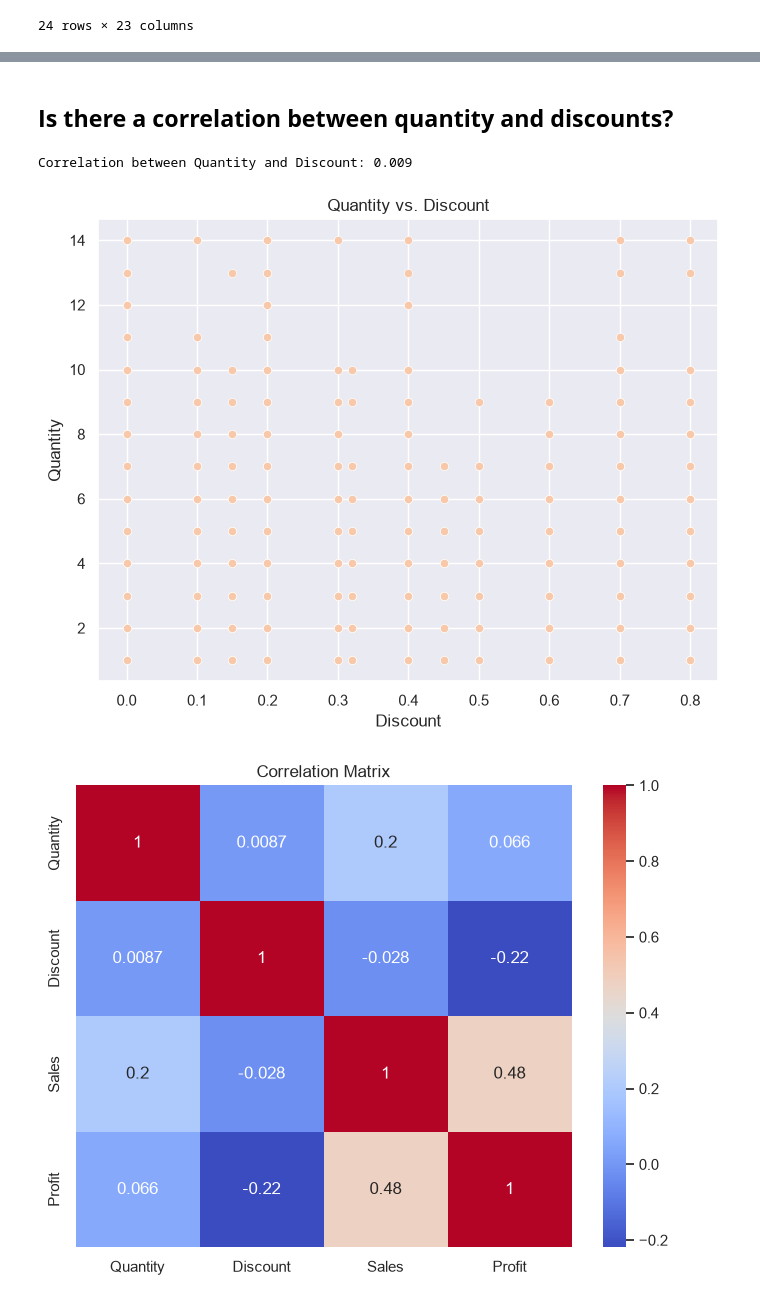
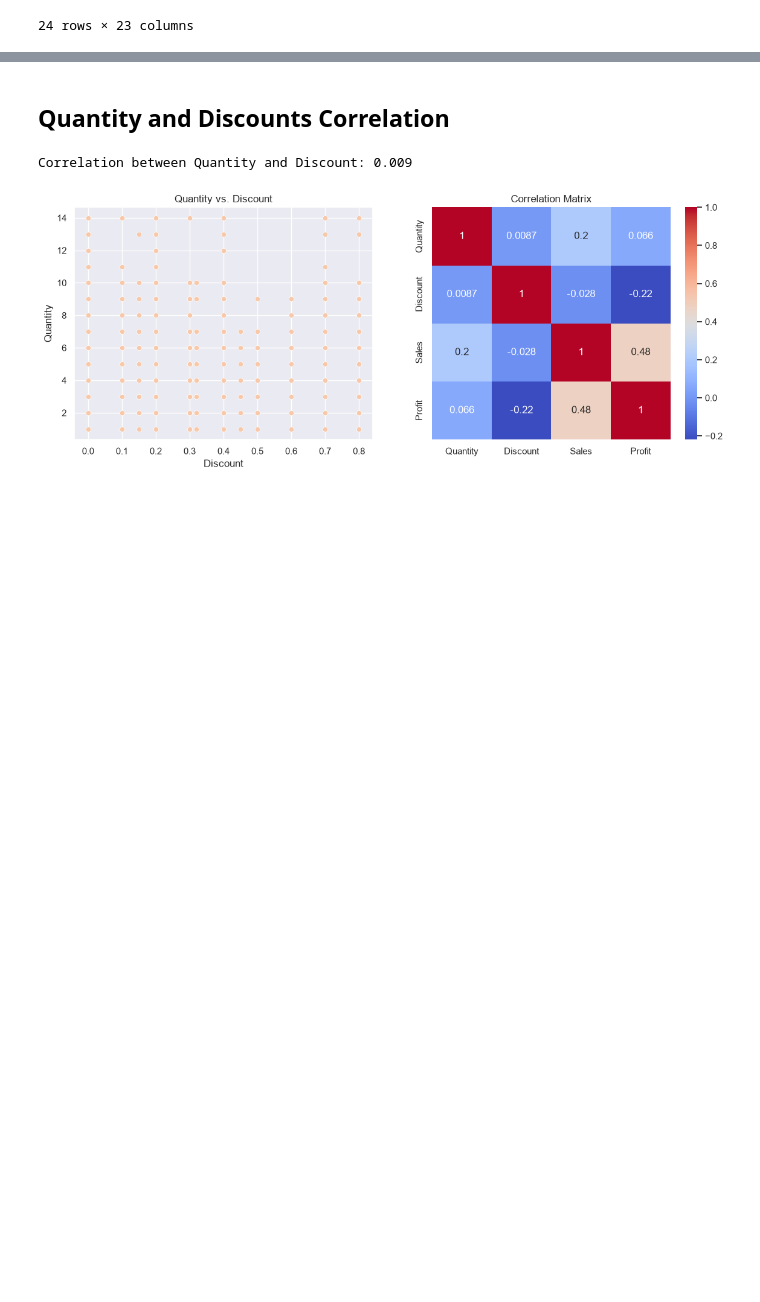
Before and after one commit to 00carter/Mini-Project-1, a Jupyter notebook: documentation/superstore_eda_&_statistical_analysis_doc.ipynb, the cells around one changed output, grey strips where cells are left out. Saved outputs shown, nothing was run; the diff lists cells and outputs as text; code cells hidden in the pictures; blank space fills up the shorter version.

Commit message:
Finish Visualization, Analysis, and EDA

```diff
--- a/documentation/superstore_eda_&_statistical_analysis_doc.ipynb
+++ b/documentation/superstore_eda_&_statistical_analysis_doc.ipynb
@@ -303,20 +311,28 @@ plt.show()
 # %% [markdown]
-## <b>Is there a correlation between quantity and discounts?</b>
+## <b>Quantity and Discounts Correlation</b>
 # %%
 correlation = df["Quantity"].corr(df["Discount"])
 print(f"Correlation between Quantity and Discount: {correlation:.3f}")
 
-plt.figure(figsize=(8, 6))
-sns.scatterplot(data=df, x="Discount", y="Quantity")
-plt.title("Quantity vs. Discount")
+#Very low correlation between quantity and discount, indicating that customers are not necessarily buying more products when discounts are offered.
+#We can visualize this relationship using a scatter plot, if there was a correlation, we would expect to see a trend in the scatter plot
+
+fig, axes = plt.subplots(1, 2, figsize=(14, 5))
+
+sns.scatterplot(data=df, x="Discount", y="Quantity", ax=axes[0])
+axes[0].set_title("Quantity vs. Discount")
+
+sns.heatmap(df[["Quantity", "Discount", "Sales", "Profit"]].corr(), annot=True, cmap="coolwarm", ax=axes[1])
+axes[1].set_title("Correlation Matrix")
+
+#This correlation heatmap can be used to discover and understand more correlations.
+
+"""
+There's a high correlation between Sales and Profit, which is expected since higher sales typically lead to higher profits.
+And a negative correlation between Discount and Profit, which is also expected since offering discounts typically reduce profit margins.
+"""
+
 plt.show()
-
-# Bonus: broader correlation heatmap
-plt.figure(figsize=(8, 6))
-sns.heatmap(df[["Quantity", "Discount", "Sales", "Profit"]].corr(), annot=True, cmap="coolwarm")
-plt.title("Correlation Matrix")
-plt.show()
 # %% [output]
 Correlation between Quantity and Discount: 0.009
-[figure, old version]
+[figure, new version]
-[figure, removed]
```
Also changed, not shown: parts of 7 cells of this notebook, 5 other files.
